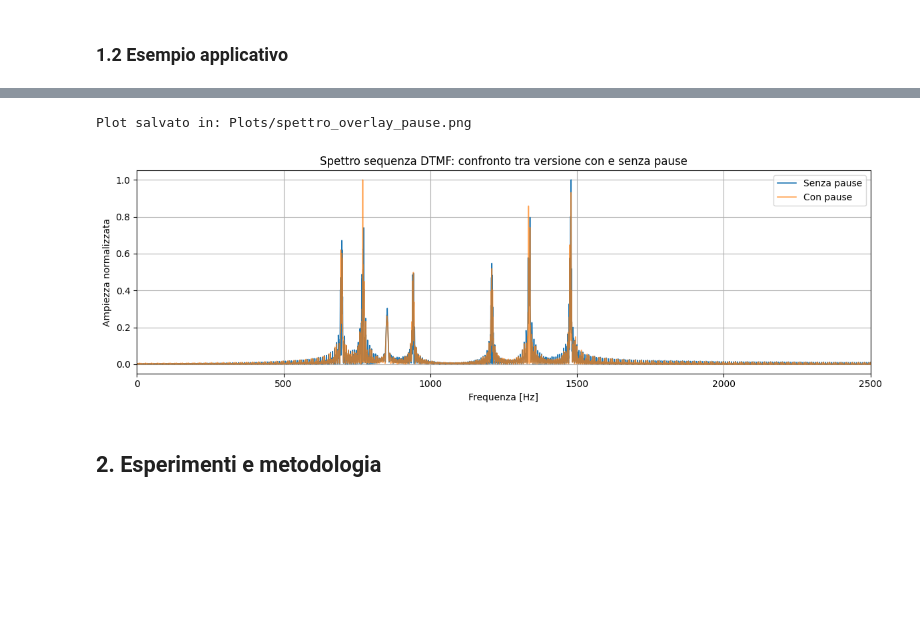
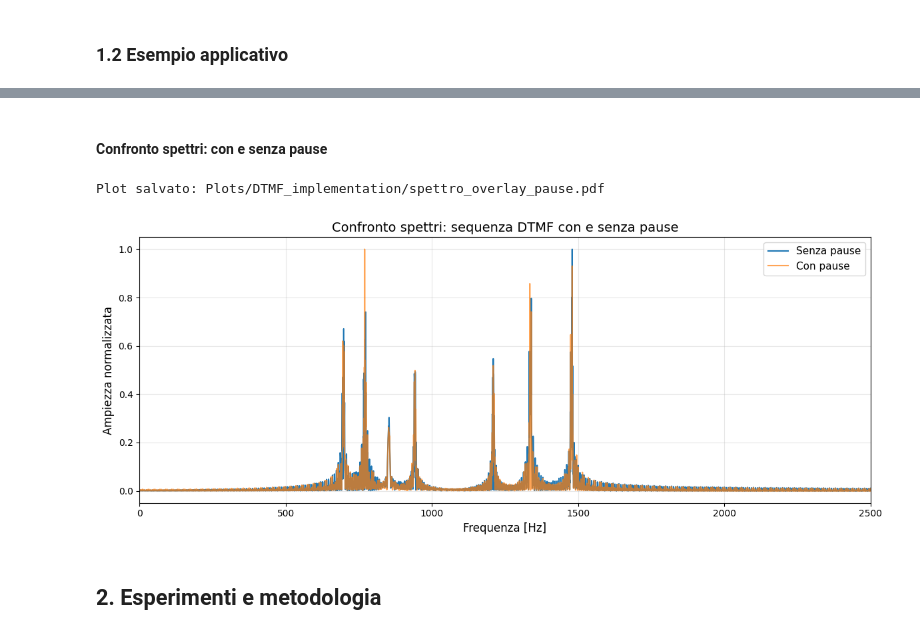
Before and after one commit to giulianaparadiso99/Analisi-tempo-frequenza-e-multiscala, a Jupyter notebook: generazione-e-riconoscimento-di-tonalit-dtmf.ipynb, the cells around one changed output, grey strips where cells are left out. Drawn from its saved outputs; the diff is of its cells as text; code cells hidden in the pictures; blank space fills up the shorter version.

```diff
--- a/generazione-e-riconoscimento-di-tonalit-dtmf.ipynb
+++ b/generazione-e-riconoscimento-di-tonalit-dtmf.ipynb
@@ -106,0 +108,7 @@ Matrice frequenze DTMF:
+# %%
+Fs = 8000          # Frequenza di campionamento [Hz]
+toneDuration = 0.15  # Durata standard dei toni [s]
+
+print(f"Frequenza di campionamento: {Fs} Hz")
+print(f"Durata toni: {toneDuration} s")
+print(f"Campioni per tono: {int(Fs * toneDuration)}")
@@ -160,41 +232,51 @@ Sequenza riconosciuta: ['3', '4', '5', '6', '3', '1', '8', '0', '6', '0']
+# %% [markdown]
+#### **Confronto spettri: con e senza pause**
 # %%
 # Lunghezze originali
 N_no = len(full_signal)
 N_pa = len(full_signal_pauses)
 
 # Lunghezza massima
 N = max(N_no, N_pa)
 
 # Padding per allineare le lunghezze
 sig_no = np.pad(full_signal, (0, N - N_no), mode='constant')
 sig_pa = np.pad(full_signal_pauses, (0, N - N_pa), mode='constant')
 
 # FFT
 X_no = fftshift(fft(sig_no))
 X_pa = fftshift(fft(sig_pa))
 
 # Ampiezze normalizzate
 X_no_norm = np.abs(X_no) / np.max(np.abs(X_no))
 X_pa_norm = np.abs(X_pa) / np.max(np.abs(X_pa))
 
 # Asse delle frequenze
 freqs = np.linspace(-Fs/2, Fs/2, N, endpoint=False)
 
 # Plot overlay
-plt.figure(figsize=(12,4))
-plt.plot(freqs, X_no_norm, label="Senza pause", linewidth=1.2)
-plt.plot(freqs, X_pa_norm, label="Con pause", alpha=0.7, linewidth=1.2)
+plt.figure(figsize=(12, 5))
+plt.plot(freqs, X_no_norm, label="Senza pause", linewidth=1.5)
+plt.plot(freqs, X_pa_norm, label="Con pause", alpha=0.7, linewidth=1.5)
 plt.xlim(0, 2500)
-plt.xlabel("Frequenza [Hz]")
-plt.ylabel("Ampiezza normalizzata")
-plt.title("Spettro sequenza DTMF: confronto tra versione con e senza pause")
-plt.grid(True)
-plt.legend()
-save_plot("spettro_overlay_pause.png")
+plt.xlabel("Frequenza [Hz]", fontsize=12)
+plt.ylabel("Ampiezza normalizzata", fontsize=12)
+plt.title("Confronto spettri: sequenza DTMF con e senza pause", fontsize=14)
+plt.grid(True, alpha=0.3)
+plt.legend(fontsize=11)
+
+# Salvataggio
+os.makedirs(PLOTS_IMPLEMENTATION, exist_ok=True)
+plot_path = os.path.join(PLOTS_IMPLEMENTATION, "spettro_overlay_pause.pdf")
+plt.tight_layout()
+plt.savefig(plot_path, format='pdf', bbox_inches='tight')
+print(f"Plot salvato: {plot_path}")
+
 plt.show()
+plt.close()
 # %% [output]
-Plot salvato in: Plots/spettro_overlay_pause.png
+Plot salvato: Plots/DTMF_implementation/spettro_overlay_pause.pdf
-[figure, old version]
+[figure, new version]
 # %% [markdown]
 ## **2. Esperimenti e metodologia**
 # %% [markdown]
```
Also changed, not shown: parts of 17 cells of this notebook, 17 other files.
